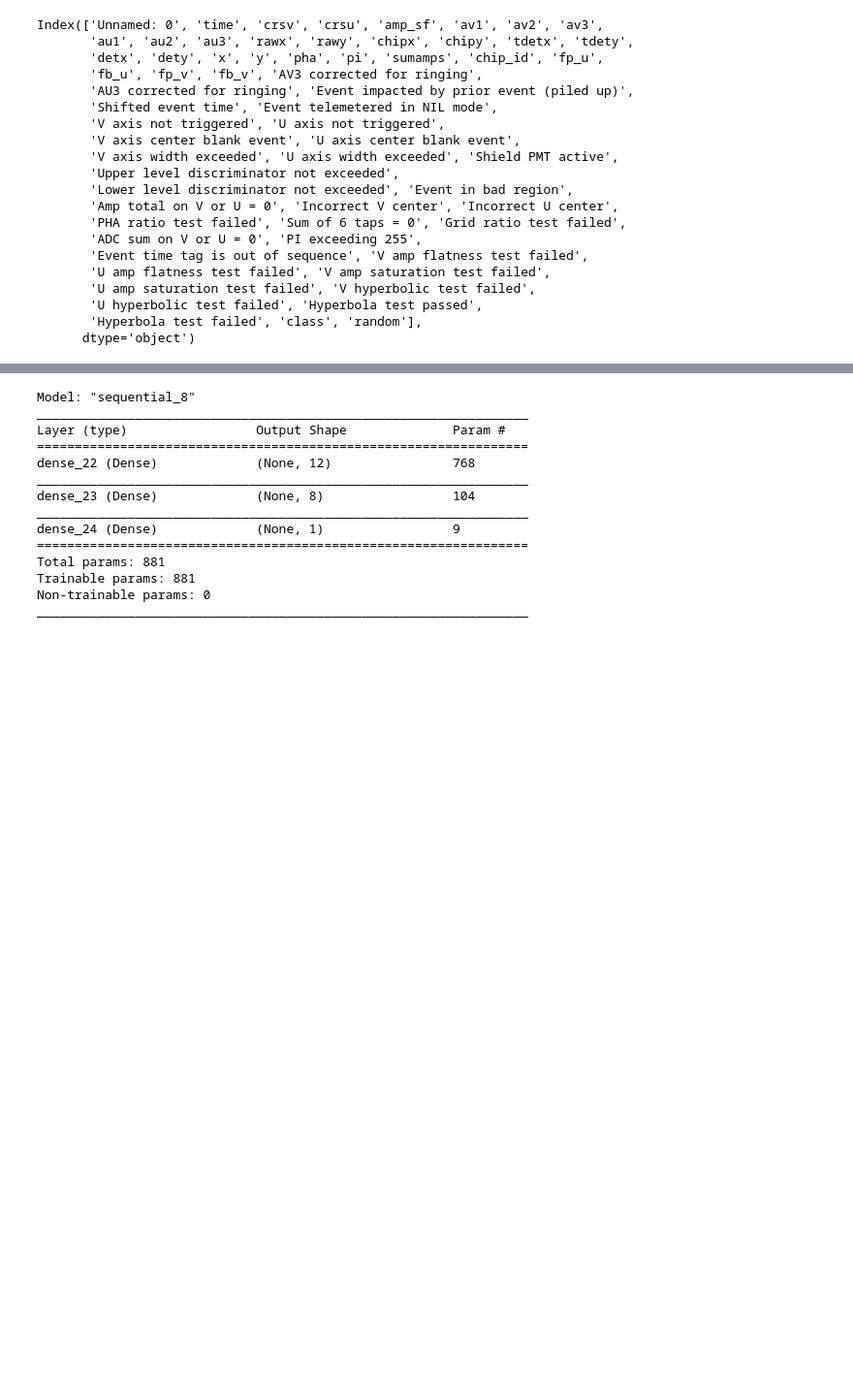
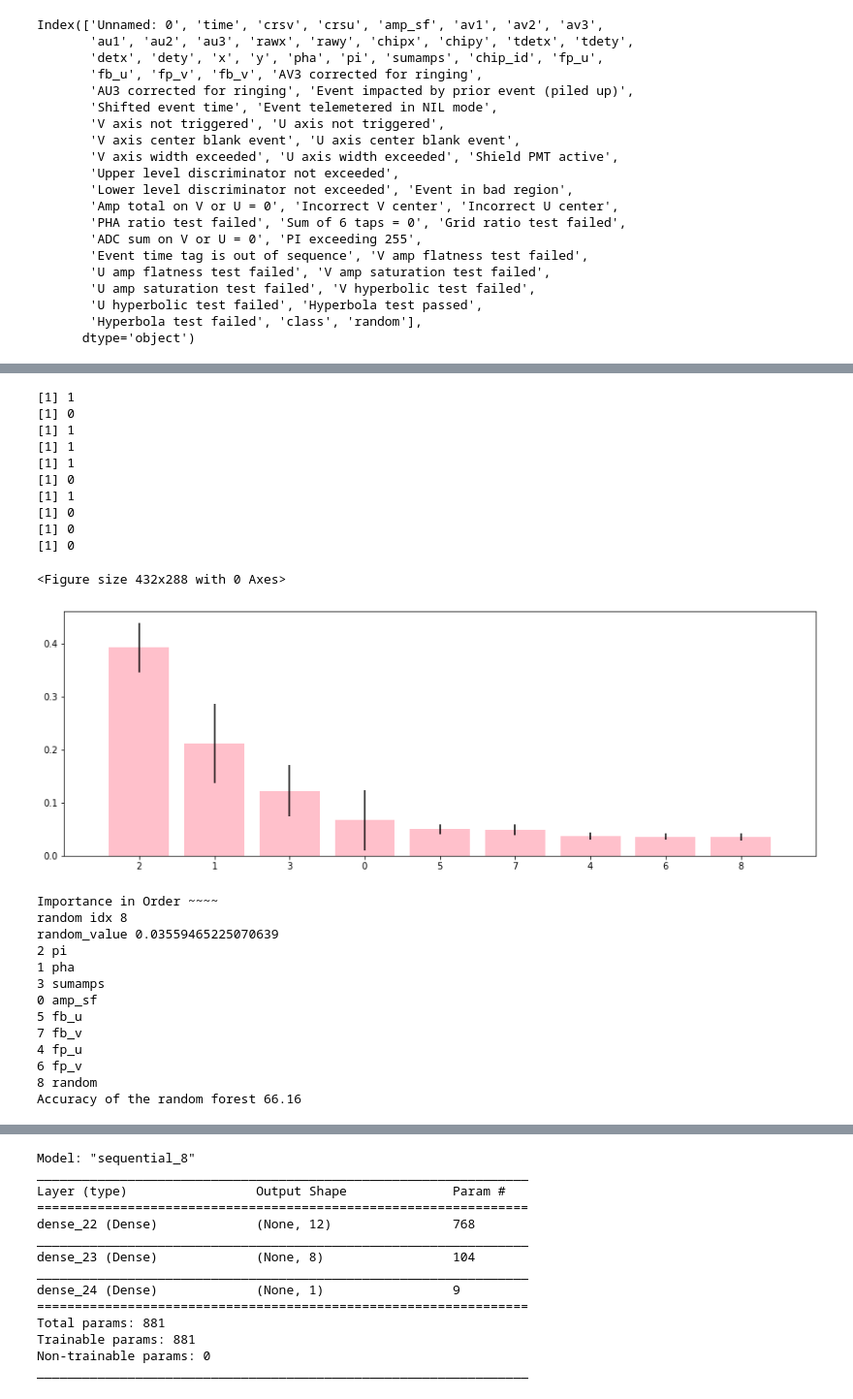
Before and after one commit to beckynevin/EVE, a Jupyter notebook: notebooks/Classify_source_excised.ipynb, the cells around one changed output, grey strips where cells are left out. Shown at 97% size. Drawn from its saved outputs; the diff is of its cells as text; code cells hidden in the pictures; blank space fills up the shorter version.

```diff
--- a/notebooks/Classify_source_excised.ipynb
+++ b/notebooks/Classify_source_excised.ipynb
@@ -171,0 +170,43 @@ Accuracy of the random forest 57.31
+# %%
+# Same thing but rebalance the classes:
+df_dropna_RF = balance_classes(bg_train, source_train,1)
+# Add back in random numbers:
+random_numbers = np.random.random(size=len(df_dropna_RF))
+df_dropna_RF['random'] = random_numbers
+
+run_features_RFC = df_dropna_RF[feature_list_RFC]
+df_RFC = run_features_RFC.dropna()
+terms_RFC_b, reject_terms_RFC_b, model_RFC_b = run_RFC(df_RFC, feature_list_RFC_no_class, 'yes')
+df_dropna = df_dropna_RF[feature_list_RFC].dropna()
+ys = df_dropna['class']
+Xs = df_dropna[feature_list_RFC_no_class]
+
+
+acc_random_forest = round(model_RFC_b.score(Xs, ys) * 100, 2)
+print('Accuracy of the random forest', acc_random_forest)
+# %% [output]
+[1] 1
+[1] 0
+[1] 1
+[1] 1
+[1] 1
+[1] 0
+[1] 1
+[1] 0
+[1] 0
+[1] 0
+<Figure size 432x288 with 0 Axes>
+[figure, added]
+Importance in Order ~~~~
+random idx 8
+random_value 0.03559465225070639
+2 pi
+1 pha
+3 sumamps
+0 amp_sf
+5 fb_u
+7 fb_v
+4 fp_u
+6 fp_v
+8 random
+Accuracy of the random forest 66.16
```
Also changed, not shown: parts of 11 cells of this notebook.
